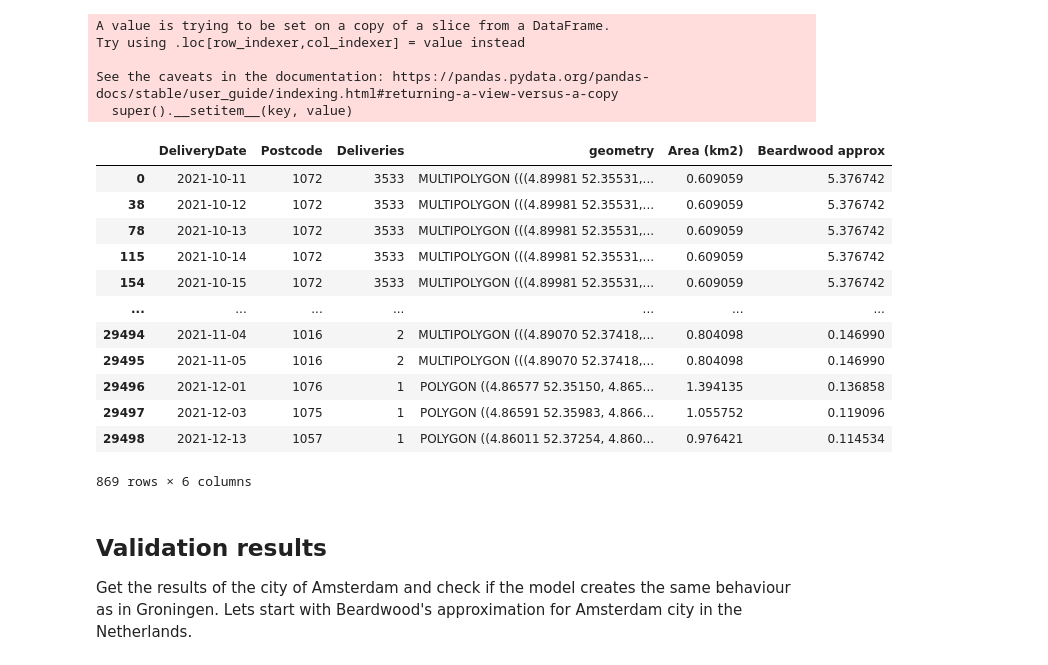
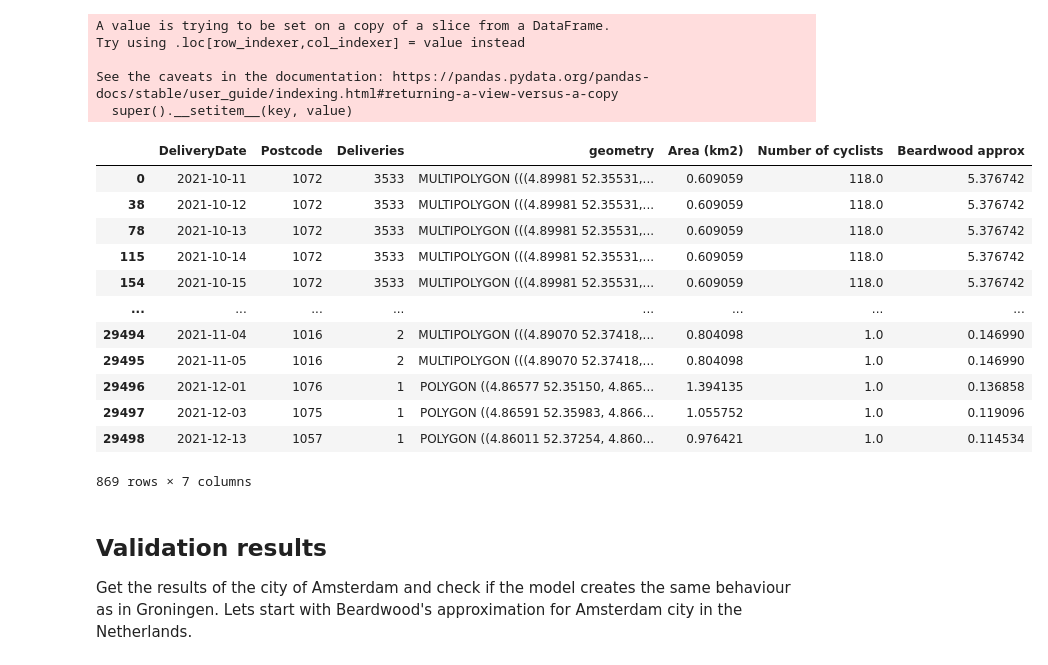
Before and after one commit to teletobbie/last-mile-cargo-bike-delivery, a Jupyter notebook: validation.ipynb, the cells around one changed output. Saved outputs shown, nothing was run; the diff lists cells and outputs as text; code cells hidden in the pictures.

```diff
--- a/validation.ipynb
+++ b/validation.ipynb
@@ -29,31 +29,34 @@ See the caveats in the documentation: https://pandas.pydata.org/pandas-docs/stab
 # %%
 # merge dabba dataframe with the geoframe
 df_amsterdam = pd.merge(df_dabba_country[["DeliveryDate", "Postcode", "Deliveries"]], shp_zip_codes_amsterdam, on="Postcode").drop_duplicates()
 
 # #get the number of operational workdays
 working_days = len(df_amsterdam["DeliveryDate"].unique())
 # calculate the route length approximation per entry
 k = 0.92
 n = df_amsterdam["Deliveries"] / working_days # take the total of all deliveries within and postalcode area and devided it by the amount of workingdays
 A = df_amsterdam["Area (km2)"]
+# the amount of cyclist needed all deliveries within an postcode area per working day
+df_amsterdam["Number of cyclists"] = numpy.ceil(df_amsterdam["Deliveries"]/30)
+m = numpy.ceil(df_amsterdam["Number of cyclists"] / working_days)
 
 # Calculate and add Beardwood per postalcode area as new column in km
 df_amsterdam["Beardwood approx"] = k * numpy.sqrt((n * A))
 df_amsterdam
 # %% [output]
-|  | DeliveryDate | Postcode | Deliveries | geometry | Area (km2) | Beardwood approx |
-| 0 | 2021-10-11 | 1072 | 3533 | MULTIPOLYGON (((4.89981 52.35531,... | 0.609059 | 5.376742 |
-| 38 | 2021-10-12 | 1072 | 3533 | MULTIPOLYGON (((4.89981 52.35531,... | 0.609059 | 5.376742 |
-| 78 | 2021-10-13 | 1072 | 3533 | MULTIPOLYGON (((4.89981 52.35531,... | 0.609059 | 5.376742 |
-| 115 | 2021-10-14 | 1072 | 3533 | MULTIPOLYGON (((4.89981 52.35531,... | 0.609059 | 5.376742 |
-| 154 | 2021-10-15 | 1072 | 3533 | MULTIPOLYGON (((4.89981 52.35531,... | 0.609059 | 5.376742 |
-| ... | ... | ... | ... | ... | ... | ... |
-| 29494 | 2021-11-04 | 1016 | 2 | MULTIPOLYGON (((4.89070 52.37418,... | 0.804098 | 0.146990 |
-| 29495 | 2021-11-05 | 1016 | 2 | MULTIPOLYGON (((4.89070 52.37418,... | 0.804098 | 0.146990 |
-| 29496 | 2021-12-01 | 1076 | 1 | POLYGON ((4.86577 52.35150, 4.865... | 1.394135 | 0.136858 |
-| 29497 | 2021-12-03 | 1075 | 1 | POLYGON ((4.86591 52.35983, 4.866... | 1.055752 | 0.119096 |
-| 29498 | 2021-12-13 | 1057 | 1 | POLYGON ((4.86011 52.37254, 4.860... | 0.976421 | 0.114534 |
+|  | DeliveryDate | Postcode | Deliveries | geometry | Area (km2) | Number of cyclists | Beardwood approx |
+| 0 | 2021-10-11 | 1072 | 3533 | MULTIPOLYGON (((4.89981 52.35531,... | 0.609059 | 118.0 | 5.376742 |
+| 38 | 2021-10-12 | 1072 | 3533 | MULTIPOLYGON (((4.89981 52.35531,... | 0.609059 | 118.0 | 5.376742 |
+| 78 | 2021-10-13 | 1072 | 3533 | MULTIPOLYGON (((4.89981 52.35531,... | 0.609059 | 118.0 | 5.376742 |
+| 115 | 2021-10-14 | 1072 | 3533 | MULTIPOLYGON (((4.89981 52.35531,... | 0.609059 | 118.0 | 5.376742 |
+| 154 | 2021-10-15 | 1072 | 3533 | MULTIPOLYGON (((4.89981 52.35531,... | 0.609059 | 118.0 | 5.376742 |
+| ... | ... | ... | ... | ... | ... | ... | ... |
+| 29494 | 2021-11-04 | 1016 | 2 | MULTIPOLYGON (((4.89070 52.37418,... | 0.804098 | 1.0 | 0.146990 |
+| 29495 | 2021-11-05 | 1016 | 2 | MULTIPOLYGON (((4.89070 52.37418,... | 0.804098 | 1.0 | 0.146990 |
+| 29496 | 2021-12-01 | 1076 | 1 | POLYGON ((4.86577 52.35150, 4.865... | 1.394135 | 1.0 | 0.136858 |
+| 29497 | 2021-12-03 | 1075 | 1 | POLYGON ((4.86591 52.35983, 4.866... | 1.055752 | 1.0 | 0.119096 |
+| 29498 | 2021-12-13 | 1057 | 1 | POLYGON ((4.86011 52.37254, 4.860... | 0.976421 | 1.0 | 0.114534 |
-869 rows × 6 columns
+869 rows × 7 columns
 # %% [markdown]
 ## Validation results
 Get the results of the city of Amsterdam and check if the model creates the same behaviour as in Groningen. Lets start with Beardwood's approximation for Amsterdam city in the Netherlands.
```
Also changed, not shown: parts of 3 cells of this notebook, 3 other files.
